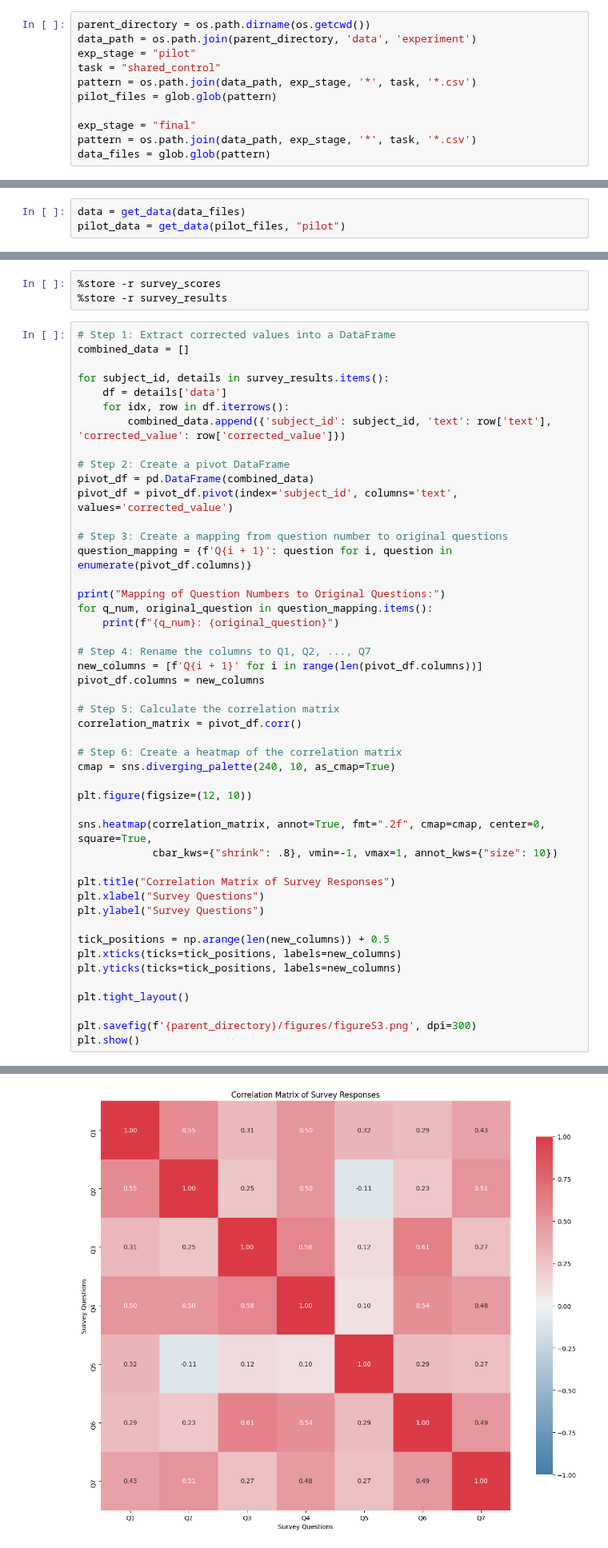
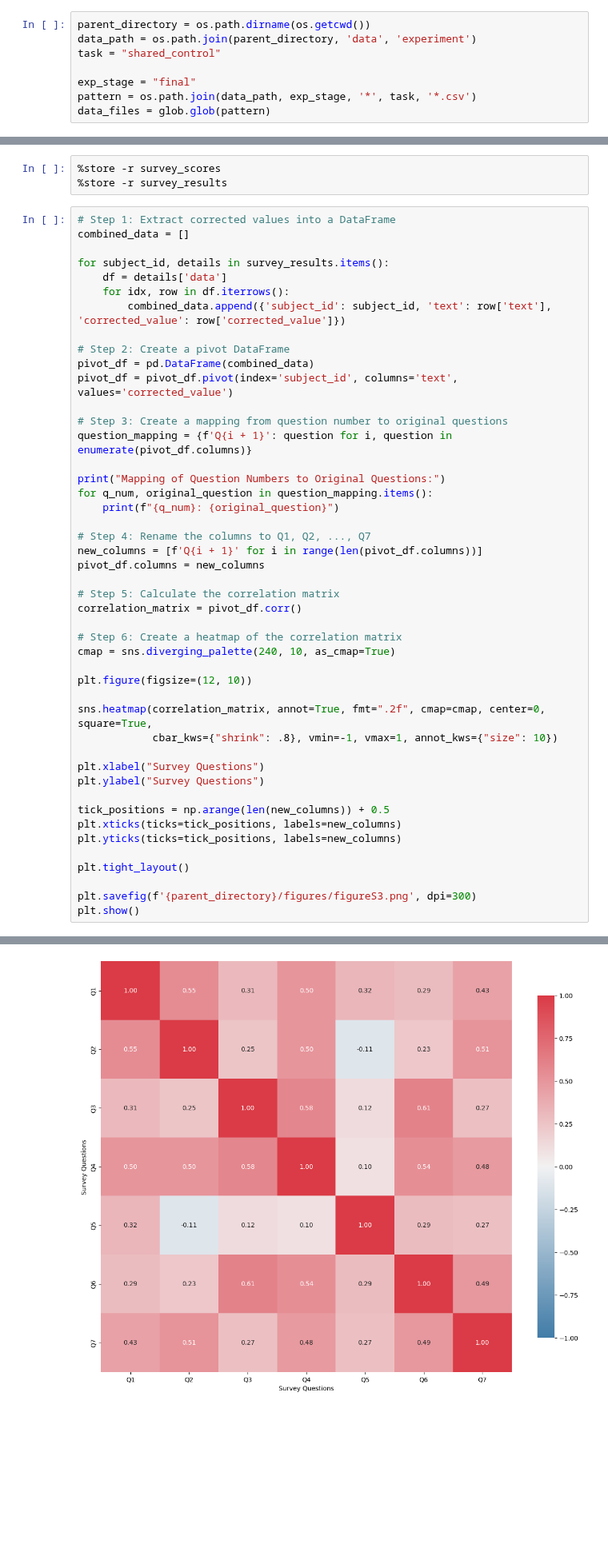
Before and after one commit to kriti-ach/SharedControlPaper, a Jupyter notebook: notebooks/08_generate_supplemental_figures.ipynb, the cells around one changed output, grey strips where cells are left out. Shown at 80% size. Saved outputs shown, nothing was run; the diff lists cells and outputs as text; blank space fills up the shorter version.

```diff
--- a/notebooks/08_generate_supplemental_figures.ipynb
+++ b/notebooks/08_generate_supplemental_figures.ipynb
@@ -16,10 +17,7 @@ from sharedcontrolpaper.utils import get_subject_label, string_to_numbers, plot_
 # %%
 parent_directory = os.path.dirname(os.getcwd())
 data_path = os.path.join(parent_directory, 'data', 'experiment')
-exp_stage = "pilot"
 task = "shared_control"
-pattern = os.path.join(data_path, exp_stage, '*', task, '*.csv')
-pilot_files = glob.glob(pattern)
 
 exp_stage = "final"
 pattern = os.path.join(data_path, exp_stage, '*', task, '*.csv')
@@ -63,6 +59,3 @@ def get_data(data_files, exp_stage="final"):
-# %%
-data = get_data(data_files)
-pilot_data = get_data(pilot_files, "pilot")
 # %%
 def get_df_ssrt_stop_onset(data_files, data):
     all_data = []
@@ -172,35 +140,34 @@ pivot_df.columns = new_columns
 correlation_matrix = pivot_df.corr()
 
 # Step 6: Create a heatmap of the correlation matrix
 cmap = sns.diverging_palette(240, 10, as_cmap=True)
 
 plt.figure(figsize=(12, 10))
 
 sns.heatmap(correlation_matrix, annot=True, fmt=".2f", cmap=cmap, center=0, square=True,
             cbar_kws={"shrink": .8}, vmin=-1, vmax=1, annot_kws={"size": 10})
 
-plt.title("Correlation Matrix of Survey Responses")
 plt.xlabel("Survey Questions")
 plt.ylabel("Survey Questions")
 
 tick_positions = np.arange(len(new_columns)) + 0.5
 plt.xticks(ticks=tick_positions, labels=new_columns)
 plt.yticks(ticks=tick_positions, labels=new_columns)
 
 plt.tight_layout()
 
 plt.savefig(f'{parent_directory}/figures/figureS3.png', dpi=300)
 plt.show()
 # %% [output]
 Mapping of Question Numbers to Original Questions:
 Q1: AI is making our daily lives easier.
 Q2: I believe that increased use of artificial intelligence will make the world a safer place.
 Q3: I trust a self driving car to drive safer than I would normally.
 Q4: I trust artificial intelligence.
 Q5: I trust companies that do not use AI over companies that do.
 Q6: I would prefer to drive a self-driving car over a regular car.
 Q7: More vehicles, software, and appliances should make use of AI.
-[figure, old version]
+[figure, new version]
 # %% [markdown]
 ## Supplemental Figure 4
 # %%
```
Also changed, not shown: parts of 9 cells of this notebook, 37 other files.
